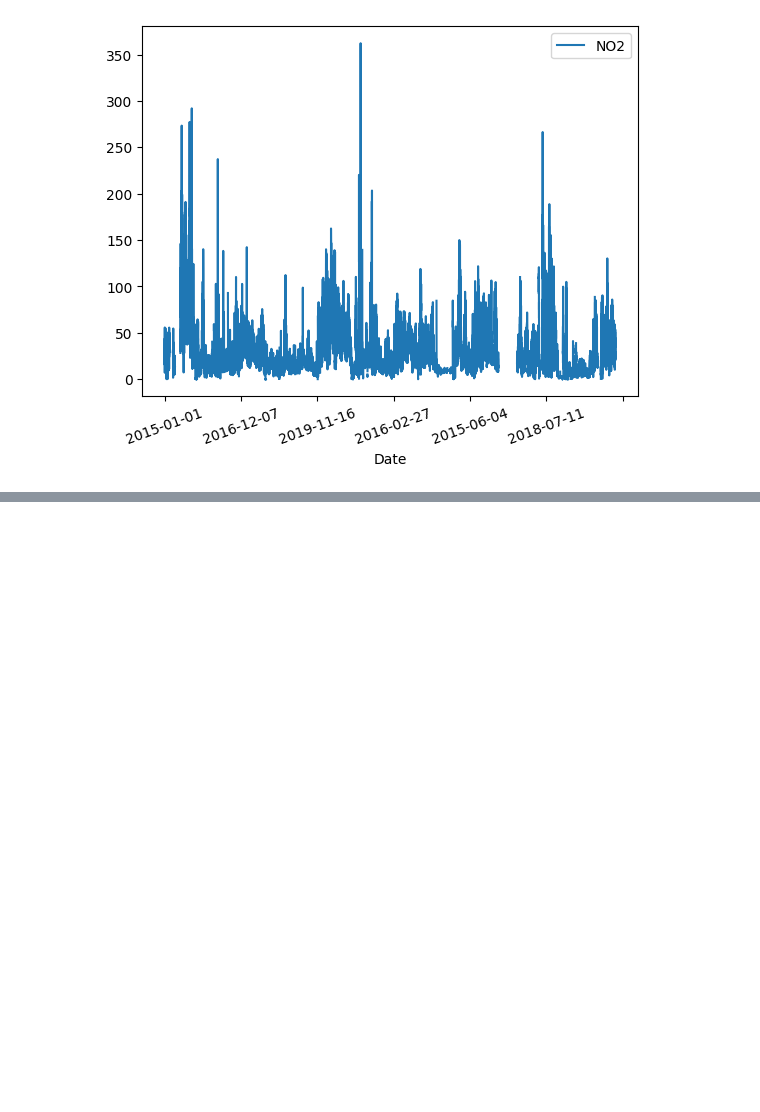
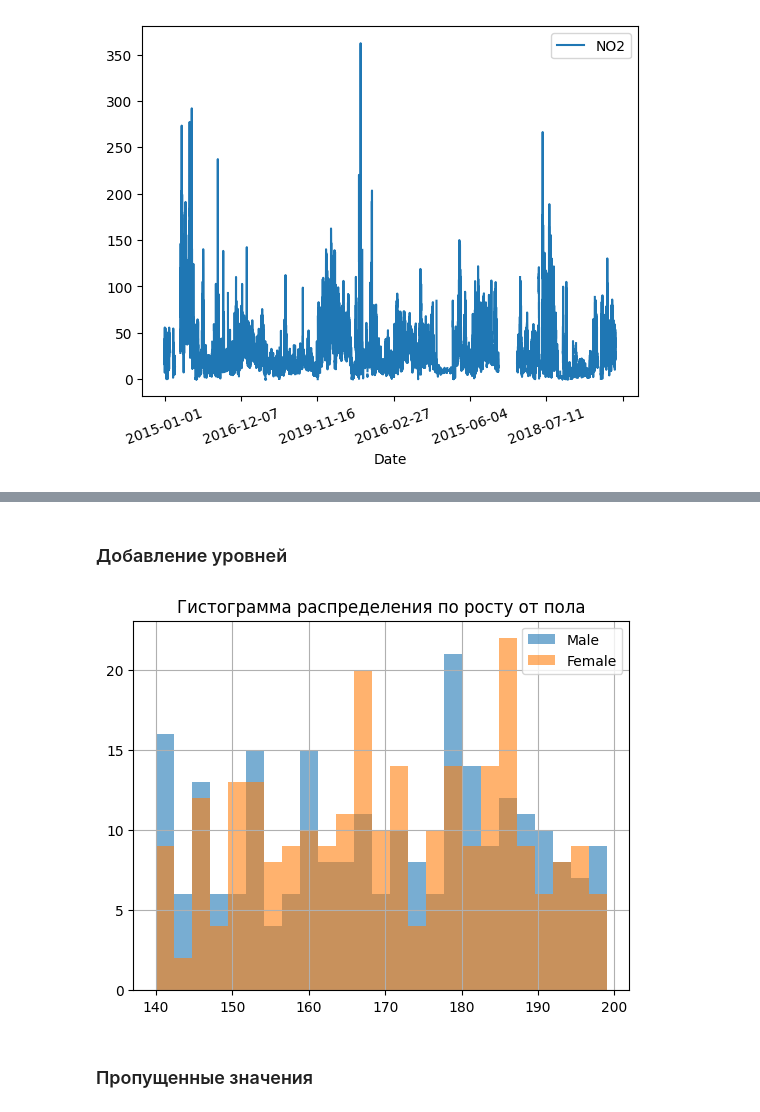
Before and after one commit to golubnichiy/big_data_092925, a Jupyter notebook: day_02.ipynb, the cells around one changed output, grey strips where cells are left out. Saved outputs shown, nothing was run; the diff lists cells and outputs as text; code cells hidden in the pictures; blank space fills up the shorter version.

```diff
--- a/day_02.ipynb
+++ b/day_02.ipynb
@@ -79,0 +87,12 @@ plt.show()
+# %% [markdown]
+### Добавление уровней
+# %%
+data[data['Gender'] == 'Male']['Height'].hist(bins=25, alpha = 0.6)
+data[data['Gender'] == 'Female']['Height'].hist(bins=25, alpha = 0.6)
+plt.title('Гистограмма распределения по росту от пола')
+plt.legend(['Male', 'Female'])
+plt.show()
+# %% [output]
+[figure, added]
+# %% [markdown]
+### Пропущенные значения
```
Also changed, not shown: parts of 9 cells of this notebook, 1 other file.
